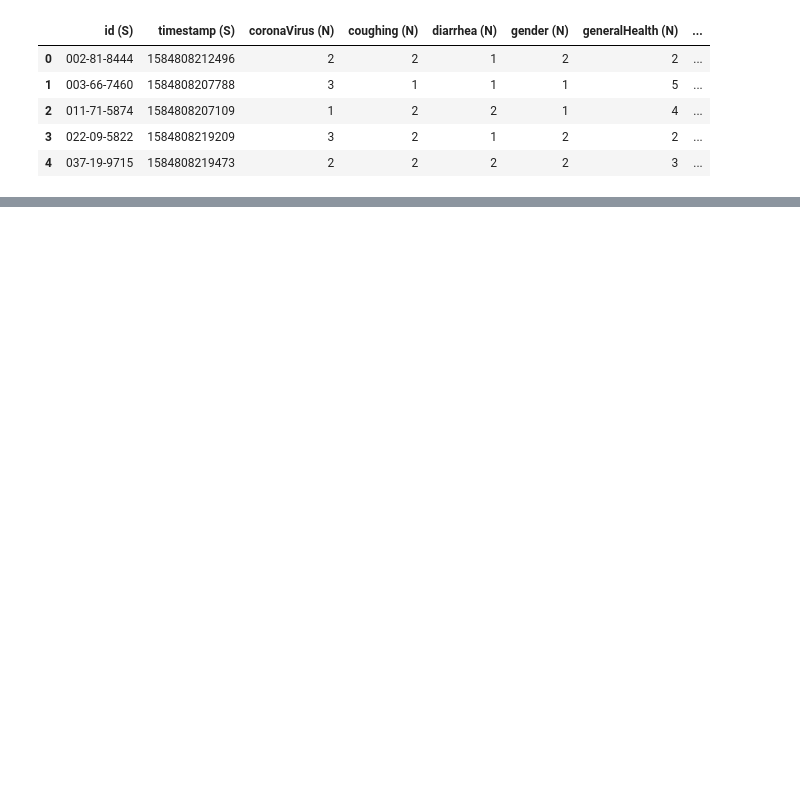
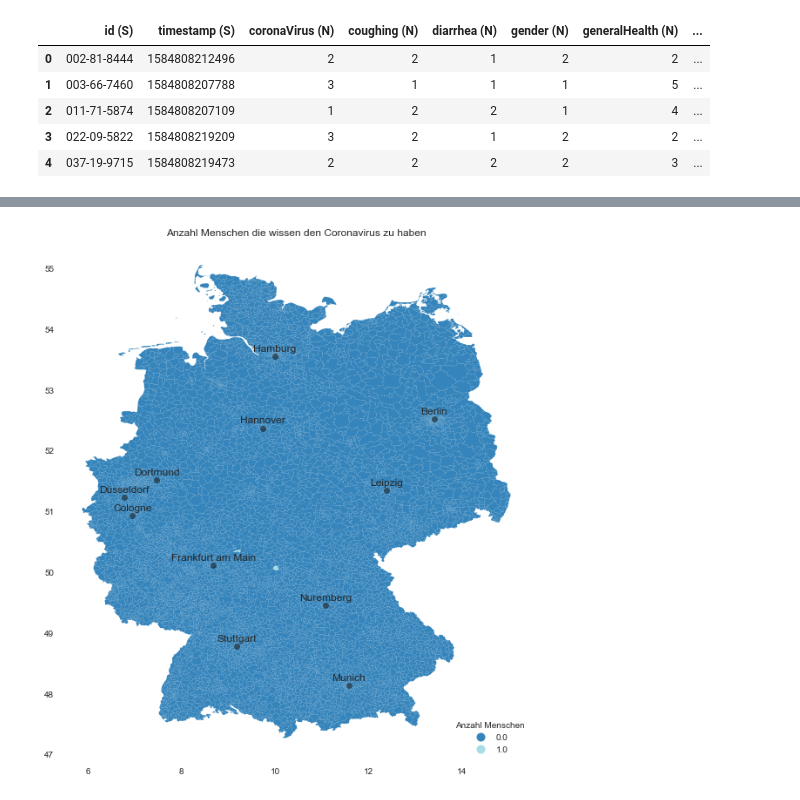
Before and after one commit to pfandzelter/cov-erage, a Jupyter notebook: analytics/map.ipynb, the cells around one changed output, grey strips where cells are left out. Cells and saved outputs as stored; diff of their text form; code cells hidden in the pictures; blank space fills up the shorter version.

```diff
--- a/analytics/map.ipynb
+++ b/analytics/map.ipynb
@@ -136,0 +204,40 @@ ax.set(
+# %%
+#Plot
+fig, ax = plt.subplots()
+
+#plot plz shape
+merged_cg2.plot(
+    ax=ax,
+    column='confirmed',
+    categorical=True,
+    legend=True,
+    legend_kwds={'title':'Anzahl Menschen', 'loc':'lower right'},
+    cmap='tab20',
+    alpha=0.9
+)
+
+#plot cities
+for c in top_cities.keys():
+    ax.text(
+        x=top_cities[c][0],
+        y=top_cities[c][1] + 0.08,
+        s=c,
+        fontsize=12,
+        ha='center',
+    )
+
+    ax.plot(
+        top_cities[c][0],
+        top_cities[c][1],
+        marker='o',
+        c='black',
+        alpha=0.5
+    )
+
+ax.set(
+    title='Anzahl Menschen die wissen den Coronavirus zu haben',
+    aspect=1.3,
+    facecolor='white'
+);
+# %% [output]
+[figure, added]
```
Also changed, not shown: parts of 14 cells of this notebook.
